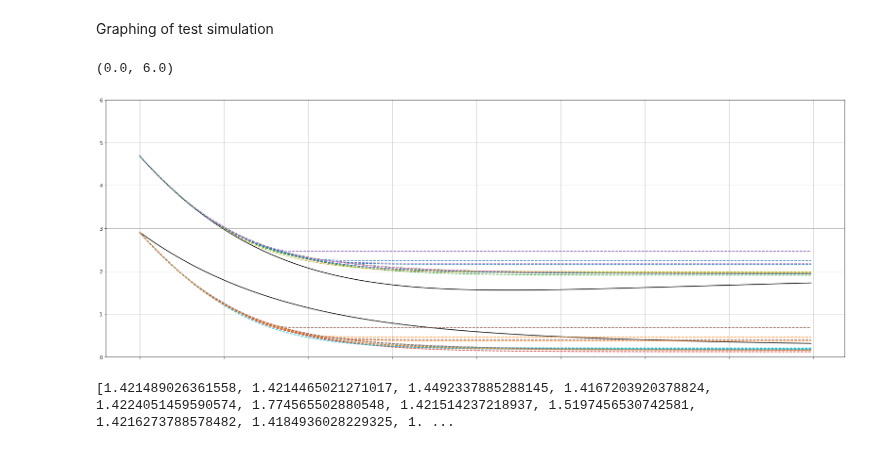
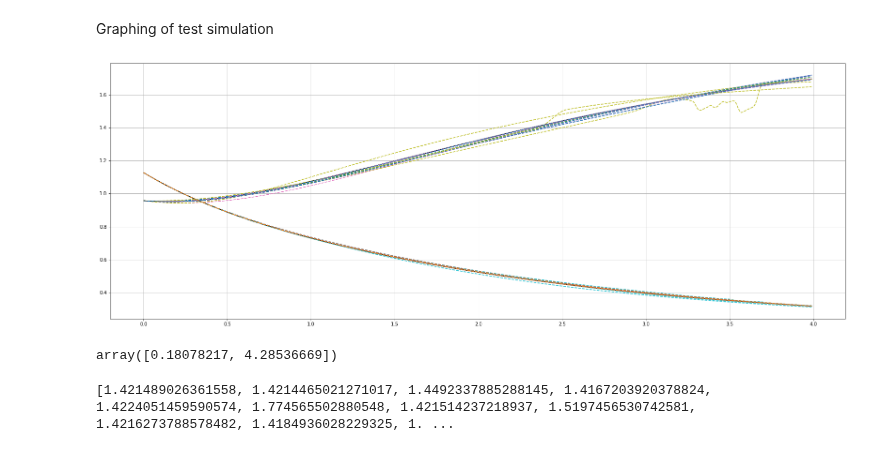
Before and after one commit to ainsleylaiuw/ISB-Hadlock-Lai, a Jupyter notebook: Ex_System.ipynb, the cells around one changed output. Drawn from its saved outputs; the diff is of its cells as text; code cells hidden in the pictures.

Commit message:
update 37, fixed repeated plotting

```diff
--- a/Ex_System.ipynb
+++ b/Ex_System.ipynb
@@ -610,7 +610,7 @@ netswitch0_train = np.random.random(r) * 5
 netswitch_train = solve_ivp(netswitch, t_span, netswitch0_train, t_eval=t, **integrator_keywords).y.T
 print(netswitch0_train)
 netswitch_train_multi = []
-n_of_ic = 10
+n_of_ic = 50
 
 netswitch_x0s = (np.random.rand(n_of_ic, r) * 5)
 for i in range(n_of_ic):
@@ -1065,41 +1065,50 @@ Graphing of test simulation
 # %%
 a, b = 2, 1
 beta, gamma = 2, 2
 dudt = lambda u, v: -u + (a / (1+v**beta))
 dvdt = lambda u, v: -v + (b / (1+u**gamma))
-netswitch = lambda t, x: np.array([dudt(x[0], x[1]), dvdt(x[0], x[1])])
+netswitch = lambda t, x: np.array([dudt(x[0], x[1]),
+                                   dvdt(x[0], x[1])
+                                  ])
 x_test = solve_ivp(netswitch, t_span, x0_test, t_eval=t).y.T
 # Plot the results for each of the models
 plt.figure(figsize=(28, 10))
 plt.plot(t, x_test, color="k", linestyle="solid", label="True")
 for i in range(nfeatures):
     ax = plt.gca()
-    if i != nfeatures - 1:
-        ax.set_xticklabels([])
+    #if i != nfeatures - 1:
+        #ax.set_xticklabels([])
     if len(sym_equations_simplified[i]) != 0:
-        # ODE
-        ODE_Func = sp.lambdify([t_sym, x_sym], sym_equations_simplified[i][0])
-
+        # ODE og code
+        ODE_Func1 = sp.lambdify([t_sym, x_sym], sym_equations_simplified[i][0])
+        ODE_Func2 = lambda t, x: np.array([sp.lambdify(x_sym, sym_equations_simplified[i][0])(x[0], x[1]),
+                                           dvdt(x[0], x[1])
+                                         ])
+        #print(f"ODE_Func1: {type(ODE_Func1)} \nODE_Func2: {type(ODE_Func2)}")
+        #print((x_sym))
         # Now simulate the system we identified
-        x_test_sim = solve_ivp(ODE_Func, t_span, x0_test, t_eval=t).y.T
+        x_test_sim = solve_ivp(ODE_Func2, t_span, x0_test, t_eval=t).y.T
         if (
             np.linalg.norm(x_test_sim) < 1e3
             and sym_equations_rounded_simplified[i] != 0
         ):
             plt.plot(
                 t,
                 x_test_sim,
                 linestyle="dashed",
                 label=str(sp.sympify(features_formatted[i]))
                 + " = "
                 + str(sym_equations_rounded_simplified[i]),
             )
 plt.grid(True)
-ax.set_ylim([0, 6])
+#ax.set_ylim([0, 2])
 #plt.legend(fontsize=8)
 # %% [output]
-(0.0, 6.0)
-[figure, old version]
+[figure, new version]
+# %%
+x0_test
+# %% [output]
+array([0.18078217, 4.28536669])
 # %%
 # model Errors for udot
 a, b = 2, 1
```
Also changed, not shown: parts of 4 cells of this notebook, 1 other file.
